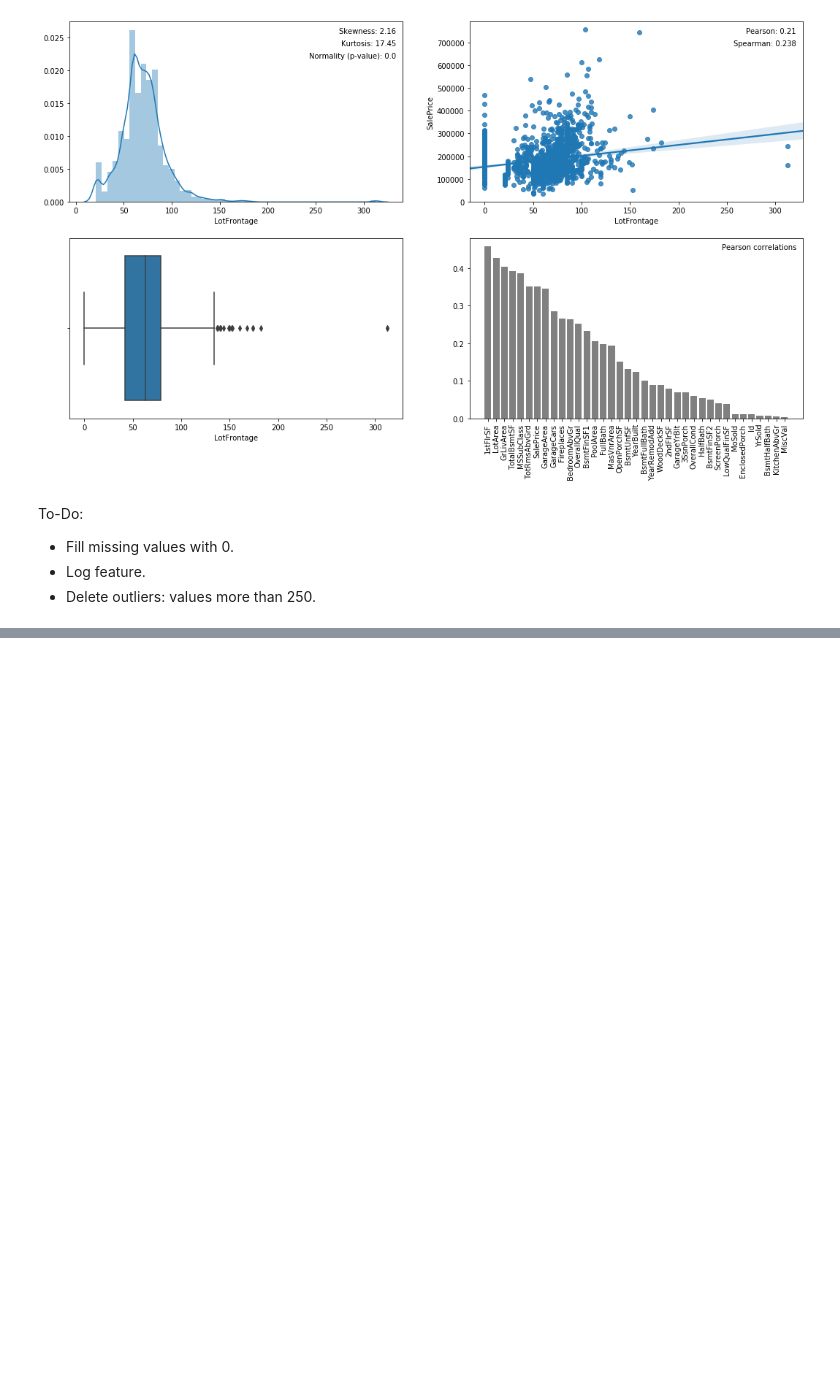
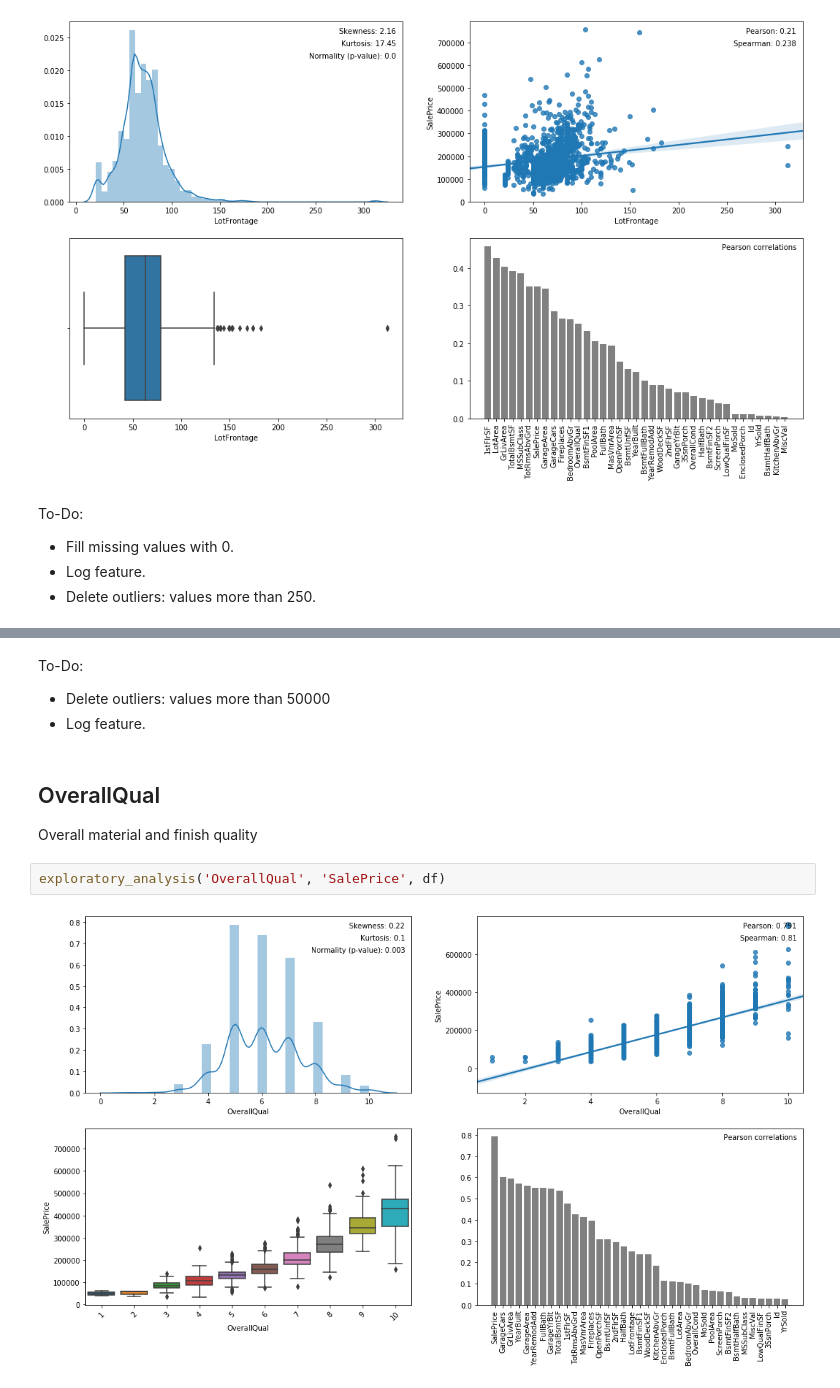
Before and after one commit to ignatl/housing_prices_competition, a Jupyter notebook: housing_prices_competition.ipynb, the cells around one changed output, grey strips where cells are left out. Drawn from its saved outputs; the diff is of its cells as text; blank space fills up the shorter version.

```diff
--- a/housing_prices_competition.ipynb
+++ b/housing_prices_competition.ipynb
@@ -206,0 +184,11 @@ To-Do:
+# %% [markdown]
+To-Do:
+* Delete outliers: values more than 50000
+* Log feature.
+# %% [markdown]
+## OverallQual
+Overall material and finish quality
+# %%
+exploratory_analysis('OverallQual', 'SalePrice', df)
+# %% [output]
+[figure, added]
```
Also changed, not shown: parts of 106 cells of this notebook.
